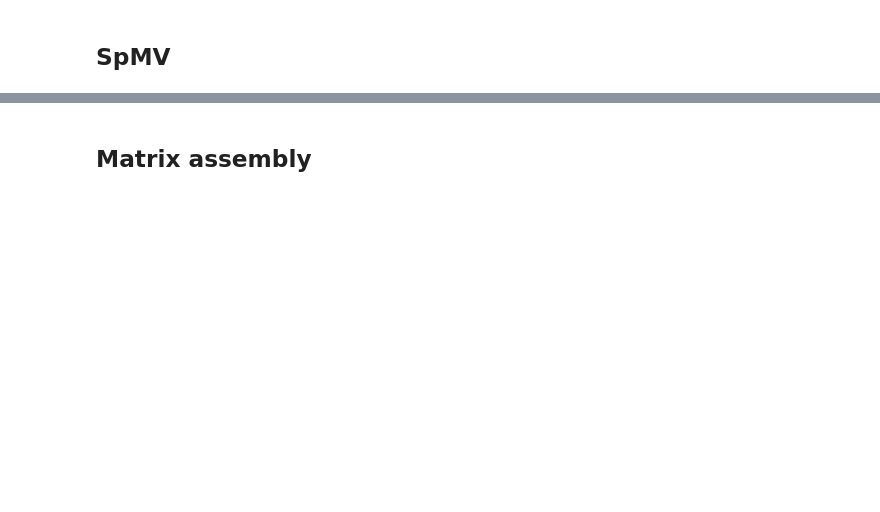
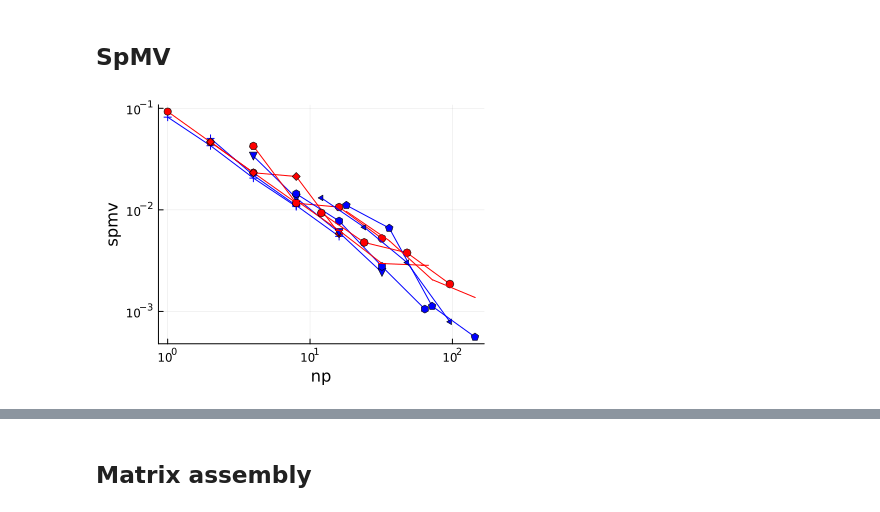
Before and after one commit to fverdugo/PartitionedArrays.jl, a Jupyter notebook: PartitionedArraysBenchmarks/analysis/analysis.ipynb, the cells around one changed output, grey strips where cells are left out. Cells and saved outputs as stored; diff of their text form; code cells hidden in the pictures; blank space fills up the shorter version.

```diff
--- a/PartitionedArraysBenchmarks/analysis/analysis.ipynb
+++ b/PartitionedArraysBenchmarks/analysis/analysis.ipynb
@@ -42,2 +79,11 @@ optimal (generic function with 1 method)
+# %%
+cores_per_node = 24
+cores_per_dir_3d = parts_per_dir_array((100,100,100),3,cores_per_node)
+cores_per_dir_2d = parts_per_dir_array((100,100),3,cores_per_node)
+cores_per_dir_1d = parts_per_dir_array((100,),3,cores_per_node)
+nodes_in_cluster = 8
+nodes_per_dir_3d = parts_per_dir_array((100,100,100),3,nodes_in_cluster)
+nodes_per_dir_2d = parts_per_dir_array((100,100),3,nodes_in_cluster)
+nodes_per_dir_1d = parts_per_dir_array((100,),3,nodes_in_cluster);
 # %% [markdown]
 ## SpMV
@@ -43,0 +110,39 @@ optimal (generic function with 1 method)
+# %%
+files = readdir(path)
+files = filter(f->occursin("_results",f),files)
+dicts = map(f->load(joinpath(path,f)),files)
+dicts = filter(d->d["benchmark"]=== :benchmark_spmv,dicts)
+df = DataFrame(dicts)
+df[!,:spmv] = reduce_timing.(df[!,:spmv])
+sort!(df,[:method,:np])
+df;
+# %%
+colors = [:blue,:red]
+xkey = :np
+ykey = :spmv
+vkey = :nodes
+mkey = :method
+mvals = ["PartitionedArrays","Petsc"]
+nkey = :cores_per_dir
+nvals = cores_per_dir_3d
+fixed = Dict(:cells_per_dir=>(400,400,400))
+plt = plot(size=(400,300),xlabel=xkey,ylabel=ykey)
+for nval in nvals
+    for mval in mvals
+        function take_row(row)
+            bool = row[mkey] == mval && row[nkey] == nval
+            for (key,val) in fixed
+                bool = bool && row[key] == val
+            end
+            bool
+        end
+        df_filtered = filter(take_row,df)
+        sort!(df_filtered,[vkey])
+        x = df_filtered[:,xkey]
+        y = df_filtered[:,ykey]
+        plot!(x,y,label="$mval $nval",color=colors[findfirst(i->i==mval,mvals)], markers=:auto,xaxis=:log,yaxis=:log,legend=nothing)
+    end
+end
+plt
+# %% [output]
+[figure, added]
```
Also changed, not shown: parts of 20 cells of this notebook.
